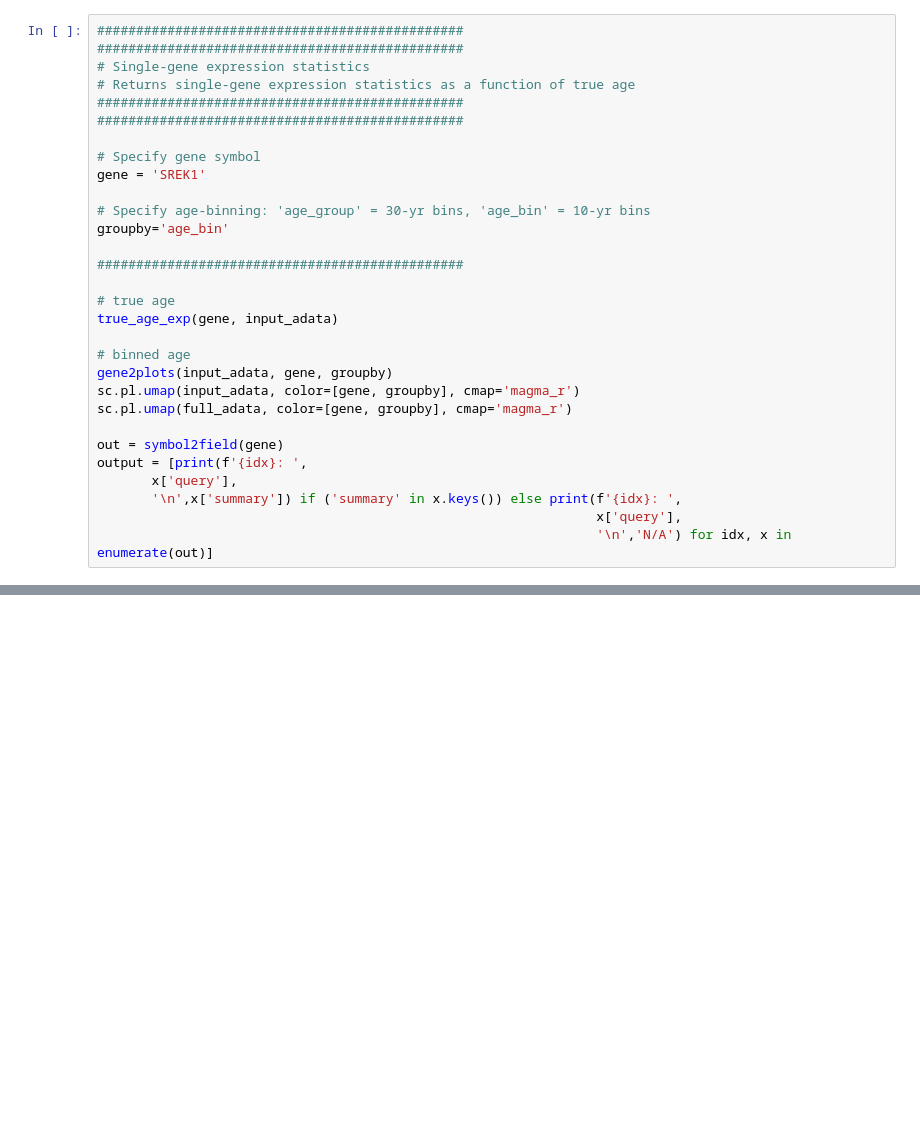
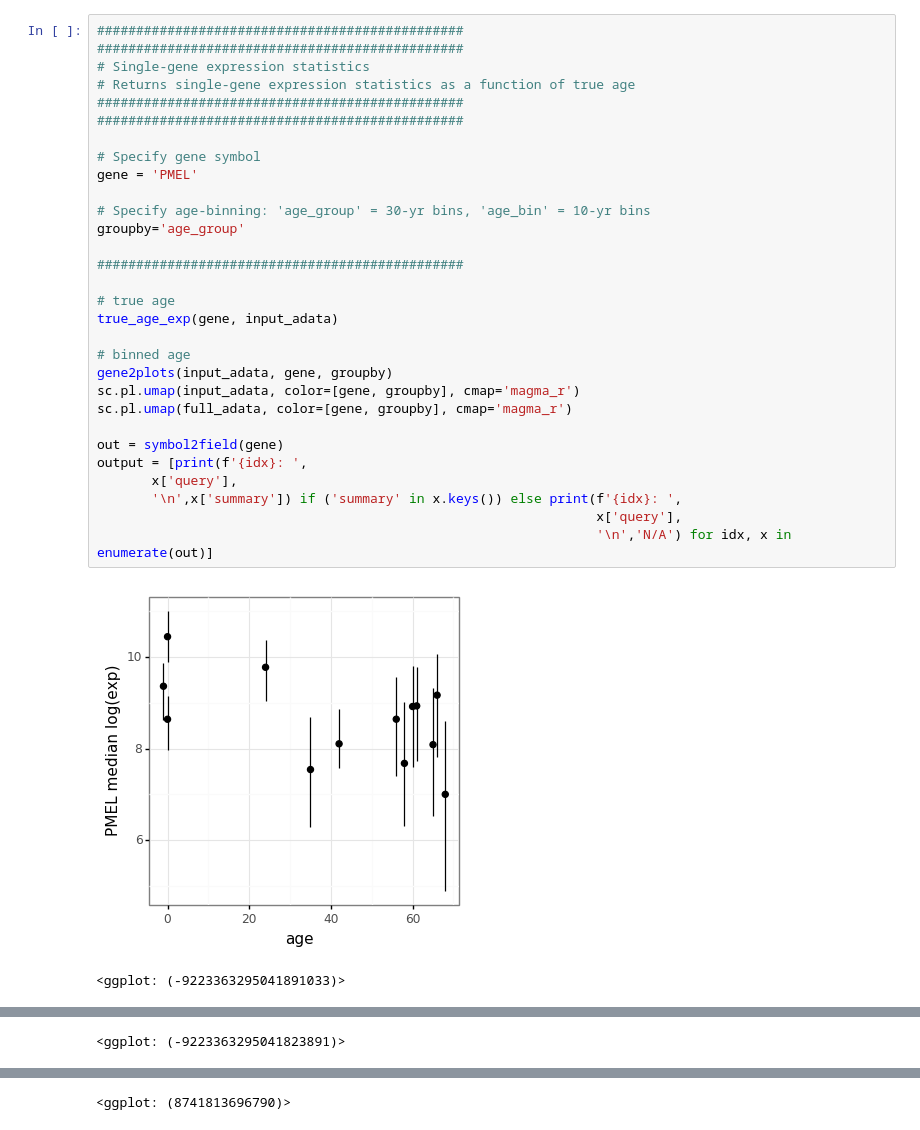
Before and after one commit to czbiohub/darmanis_group_DL_notebook, a Jupyter notebook: DL20190123_mel_aging_noise_analysis-PUBLIC.ipynb, the cells around one changed output, grey strips where cells are left out. Drawn from its saved outputs; the diff is of its cells as text; blank space fills up the shorter version.

```diff
--- a/DL20190123_mel_aging_noise_analysis-PUBLIC.ipynb
+++ b/DL20190123_mel_aging_noise_analysis-PUBLIC.ipynb
@@ -111,30 +134,33 @@ output = [print(x) for x in full_report if search_term in x]
 # %%
 ###############################################
 ###############################################
 # Single-gene expression statistics
 # Returns single-gene expression statistics as a function of true age
 ###############################################
 ###############################################
 
 # Specify gene symbol
-gene = 'SREK1'
+gene = 'PMEL'
 
 # Specify age-binning: 'age_group' = 30-yr bins, 'age_bin' = 10-yr bins
-groupby='age_bin'
+groupby='age_group'
 
 ###############################################
 
 # true age
 true_age_exp(gene, input_adata)
 
 # binned age
 gene2plots(input_adata, gene, groupby)
 sc.pl.umap(input_adata, color=[gene, groupby], cmap='magma_r')
 sc.pl.umap(full_adata, color=[gene, groupby], cmap='magma_r')
 
 out = symbol2field(gene)
 output = [print(f'{idx}: ',
        x['query'],
        '\n',x['summary']) if ('summary' in x.keys()) else print(f'{idx}: ',
                                                                 x['query'],
                                                                 '\n','N/A') for idx, x in enumerate(out)]
+# %% [output]
+[figure, added]
+<ggplot: (-9223363295041891033)>
@@ -140,0 +168 @@ output = [print(f'{idx}: ',
+<ggplot: (-9223363295041823891)>
@@ -140,0 +170 @@ output = [print(f'{idx}: ',
+<ggplot: (8741813696790)>
```
Also changed, not shown: parts of 3 cells of this notebook, 3 other files.
